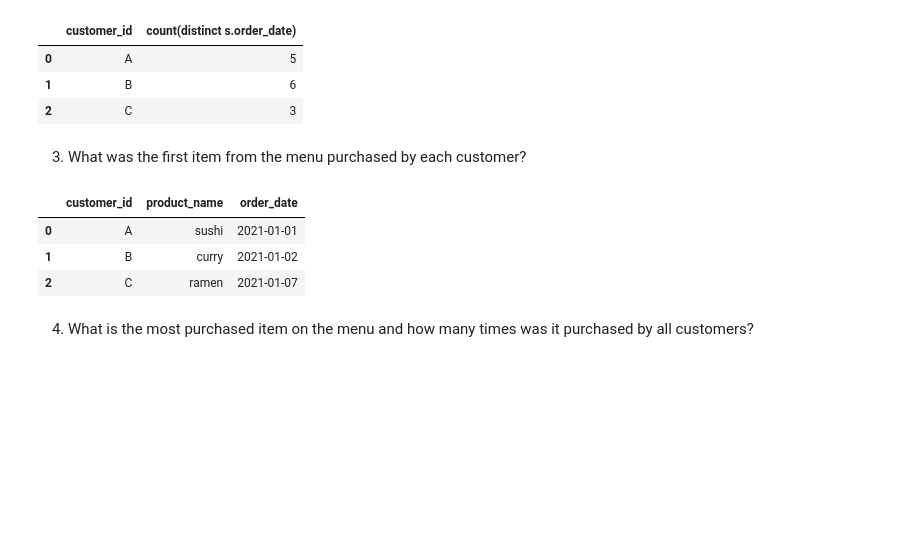
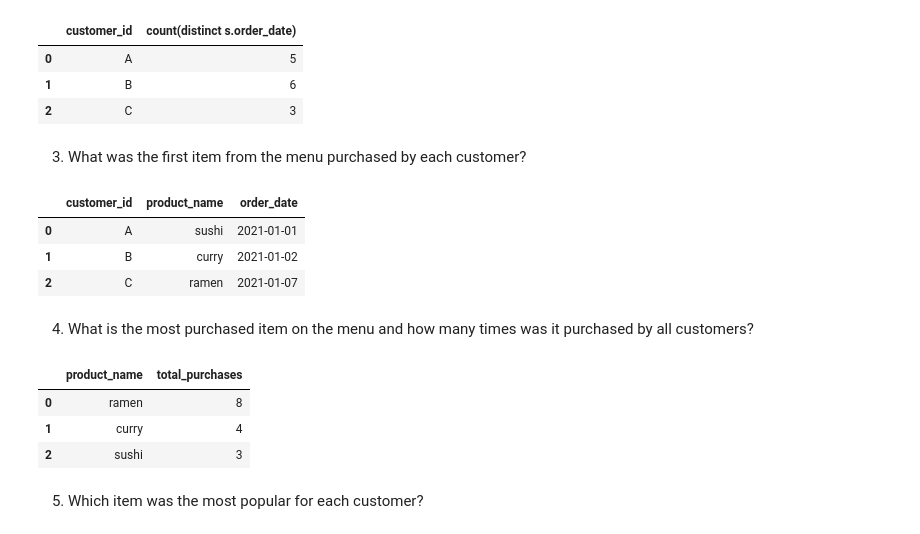
Before and after one commit to sdman135/DataBase-building-and-SQL-query-practice, a Jupyter notebook: Sqlite3-Exercise 2.ipynb, the cells around one changed output. Saved outputs shown, nothing was run; the diff lists cells and outputs as text; code cells hidden in the pictures; blank space fills up the shorter version.

```diff
--- a/Sqlite3-Exercise 2.ipynb
+++ b/Sqlite3-Exercise 2.ipynb
@@ -453,0 +450,17 @@ pd.read_sql_query("""
+# %%
+total_purchases_by_product = pd.read_sql_query("""
+                                                  select m.product_name,Count(s.product_id) total_purchases
+                                                  from sales s
+                                                  left join menu m
+                                                      on s.product_id = m.product_id
+                                                  group by m.product_name
+                                                  order by total_purchases desc
+                                                  """,conn)
+total_purchases_by_product
+# %% [output]
+|  | product_name | total_purchases |
+| 0 | ramen | 8 |
+| 1 | curry | 4 |
+| 2 | sushi | 3 |
+# %% [markdown]
+5) Which item was the most popular for each customer?
```
Also changed, not shown: parts of 2 cells of this notebook.
